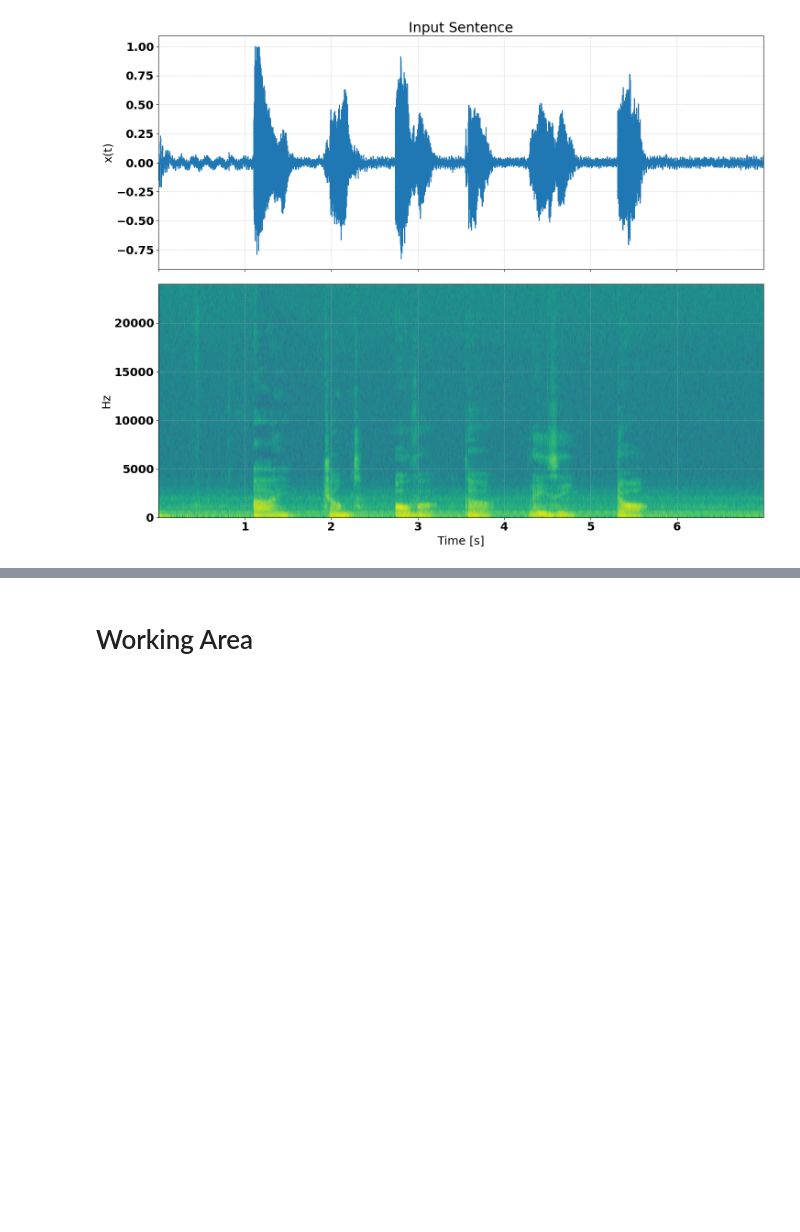
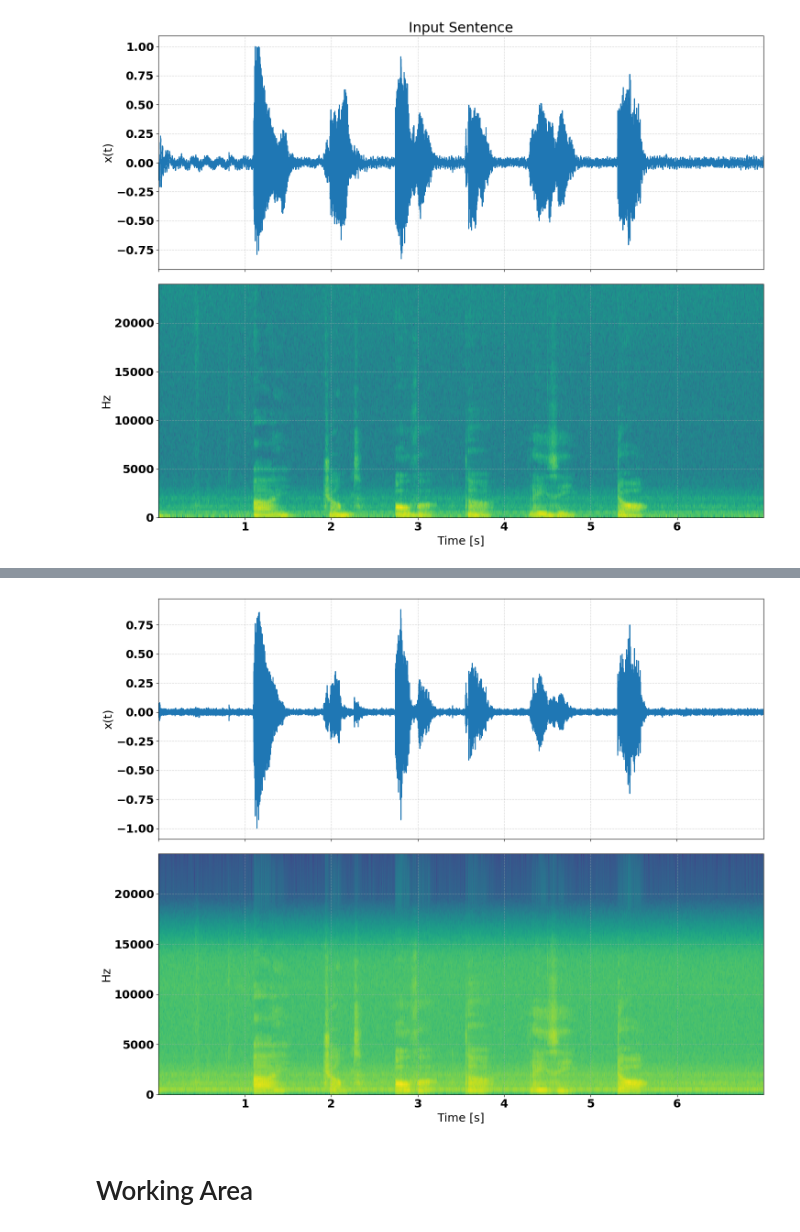
Before and after one commit to hopper19/Text2Speech, a Jupyter notebook: Text2Speech.ipynb, the cells around one changed output, grey strips where cells are left out. Cells and saved outputs as stored; diff of their text form; code cells hidden in the pictures; blank space fills up the shorter version.

```diff
--- a/Text2Speech.ipynb
+++ b/Text2Speech.ipynb
@@ -105,0 +118,4 @@ plot_signal(t_sentence, normalized_sentence, title="Input Sentence")
+# %%
+plot_signal(t_sentence, filtered_sentence)
+# %% [output]
+[figure, added]
```
Also changed, not shown: parts of 16 cells of this notebook, 1 other file.
